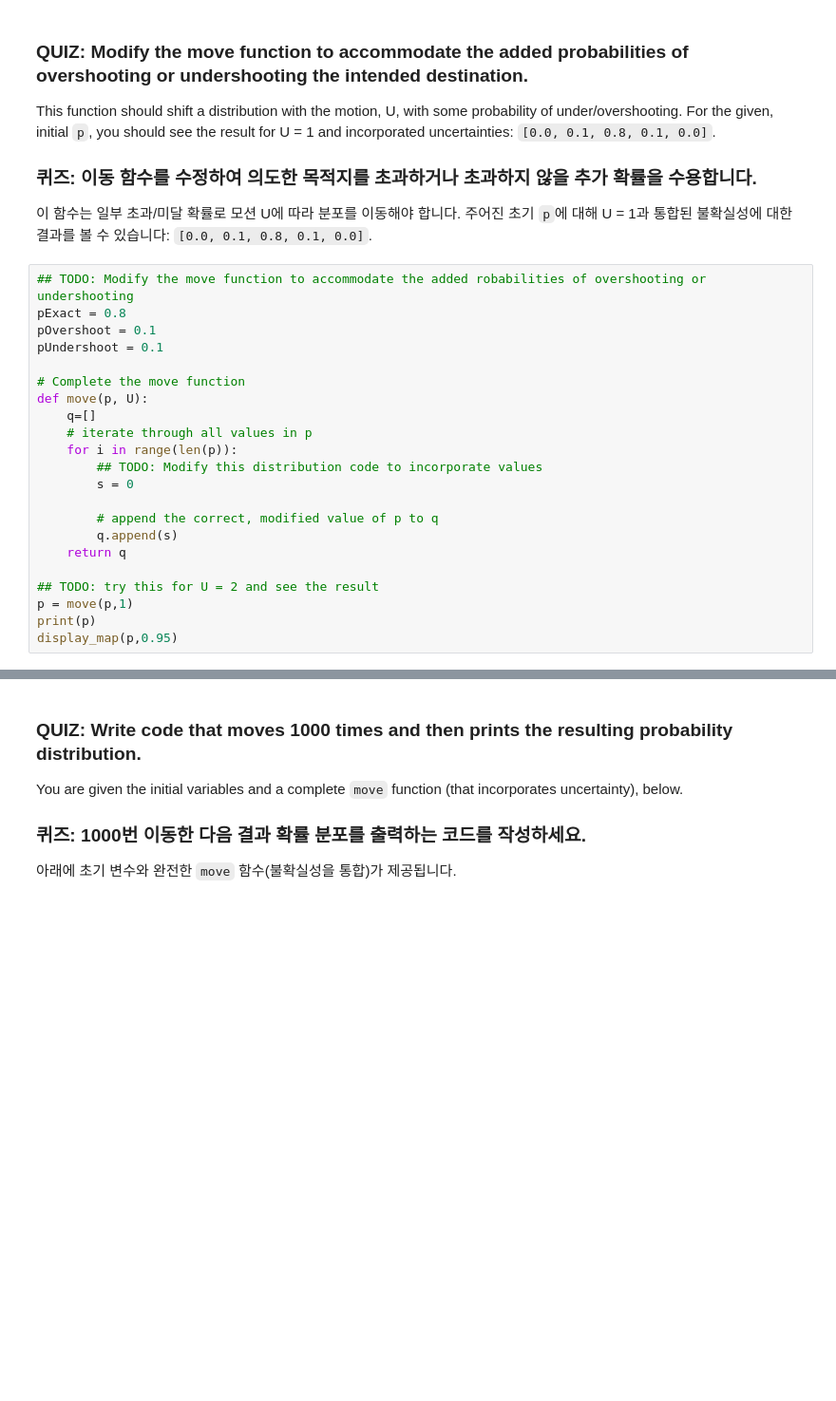
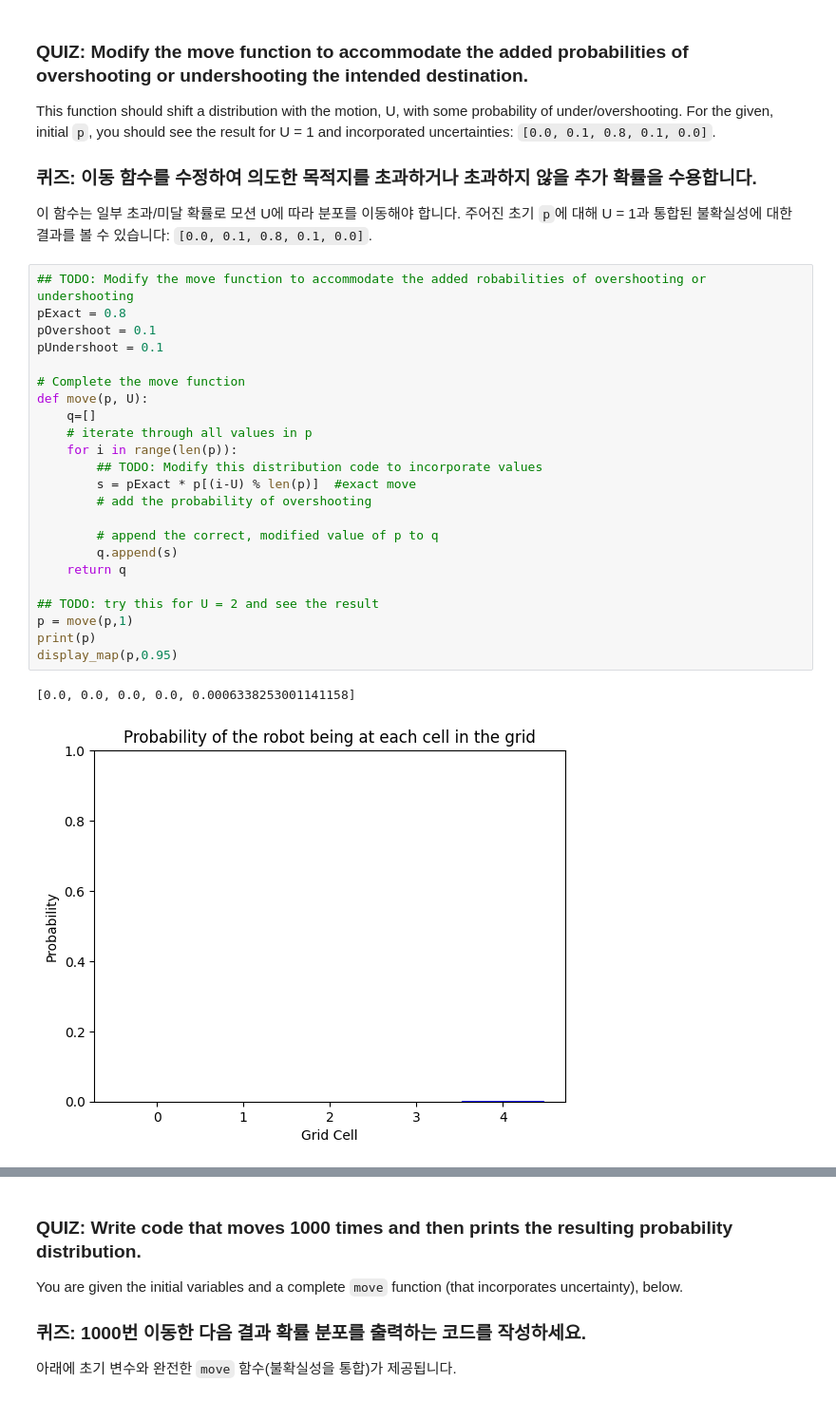
Before and after one commit to aaronkr-classroom/5-localization-zzammin22, a Jupyter notebook: 1. 1D Robot World, exercise.ipynb, the cells around one changed output, grey strips where cells are left out. Shown at 95% size. Drawn from its saved outputs; the diff is of its cells as text; blank space fills up the shorter version.

```diff
--- a/1. 1D Robot World, exercise.ipynb
+++ b/1. 1D Robot World, exercise.ipynb
@@ -532,25 +565,29 @@ This function should shift a distribution with the motion, U, with some probabil
 # %%
 ## TODO: Modify the move function to accommodate the added robabilities of overshooting or undershooting
 pExact = 0.8
 pOvershoot = 0.1
 pUndershoot = 0.1
 
 # Complete the move function
 def move(p, U):
     q=[]
     # iterate through all values in p
     for i in range(len(p)):
         ## TODO: Modify this distribution code to incorporate values
-        s = 0
+        s = pExact * p[(i-U) % len(p)]  #exact move
+        # add the probability of overshooting
 
         # append the correct, modified value of p to q
         q.append(s)
     return q
 
 ## TODO: try this for U = 2 and see the result
 p = move(p,1)
 print(p)
 display_map(p,0.95)
+# %% [output]
+[0.0, 0.0, 0.0, 0.0, 0.0006338253001141158]
+[figure, added]
 # %% [markdown]
 # Multiple Movements
 
```
Also changed, not shown: parts of 12 cells of this notebook, 1 other file.
